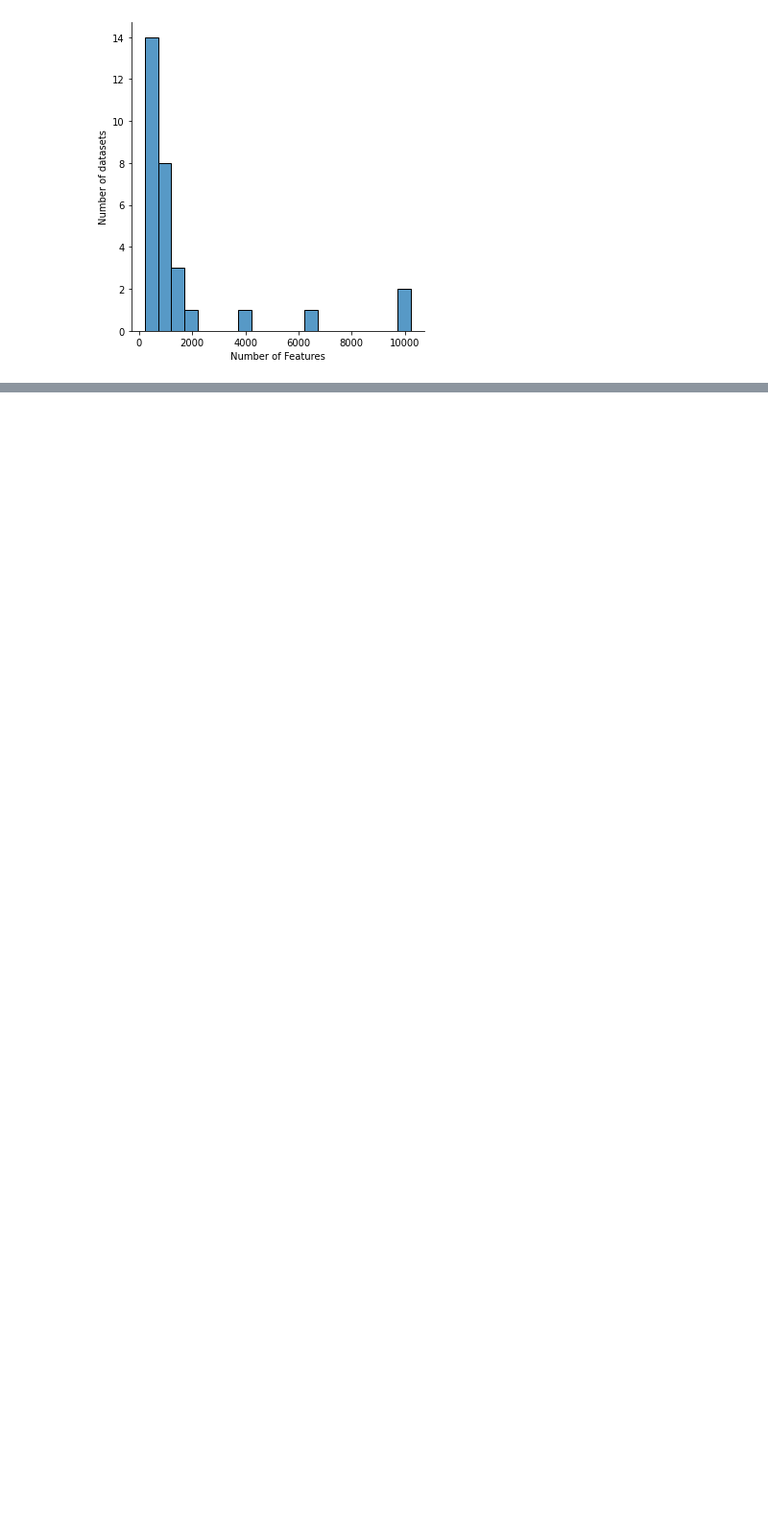
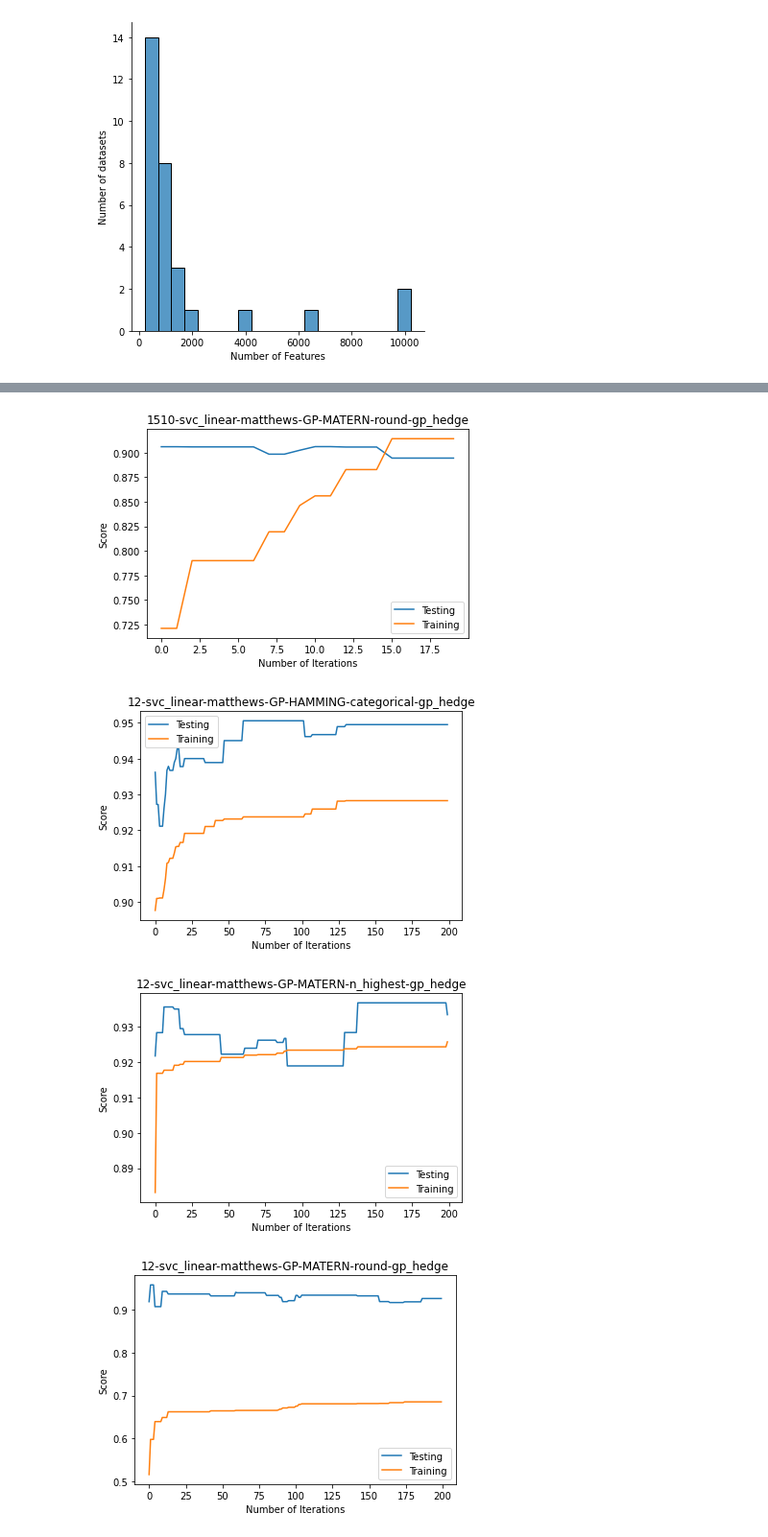
Before and after one commit to patrickehrler/meta-modelling-feature-selection, a Jupyter notebook: jupyter-notebook/evaluation.ipynb, the cells around one changed output, grey strips where cells are left out. Shown at 96% size. Drawn from its saved outputs; the diff is of its cells as text; code cells hidden in the pictures; blank space fills up the shorter version.

Commit message:
Include evaluation code for correlation of scores, score bar charts and convergence charts

```diff
--- a/jupyter-notebook/evaluation.ipynb
+++ b/jupyter-notebook/evaluation.ipynb
@@ -31,0 +40,32 @@ The PostScript backend does not support transparency; partially transparent arti
+# %%
+iter_experiment_path = "../results/iteration_number_experiment/"
+# %%
+def printAllIterationsTestingScore(data):
+    # group values for each approach
+    gb = data.groupby(["Dataset ID", "Estimator", "Metric", "Learning Method", "Kernel", "Discretization Method", "Acquisition Function"], as_index=False)
+    grouped_data = [gb.get_group(x) for x in gb.groups]
+
+    for entry in grouped_data:
+        index = entry["Iteration Steps"].values
+        testing_values = entry["Testing Score"].values
+        training_values = entry["Training Score"].values
+        title = "-".join(map(str, entry.iloc[0].values[0:7]))
+        plt.plot(index, testing_values, label = "Testing")
+        plt.plot(index, training_values, label = "Training")
+        plt.xlabel('Number of Iterations')
+        plt.ylabel('Score')
+        plt.title(title)
+        plt.legend()
+        plt.show()
+# %%
+for root, dirs, files in os.walk(iter_experiment_path):
+    for filename in files:
+        if filename != ".gitignore":
+            data = pd.read_csv(iter_experiment_path + filename, skiprows=[1])
+            # todo: do something with data
+            printAllIterationsTestingScore(data)
+# %% [output]
+[figure, added]
+[figure, added]
+[figure, added]
+[figure, added]
```
Also changed, not shown: parts of 21 cells of this notebook.
